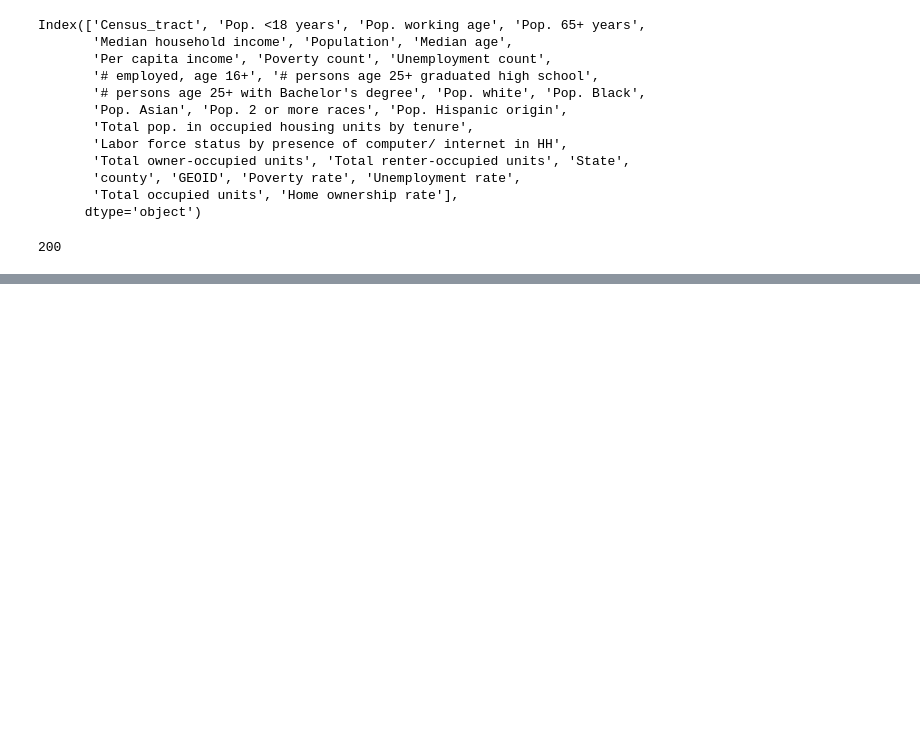
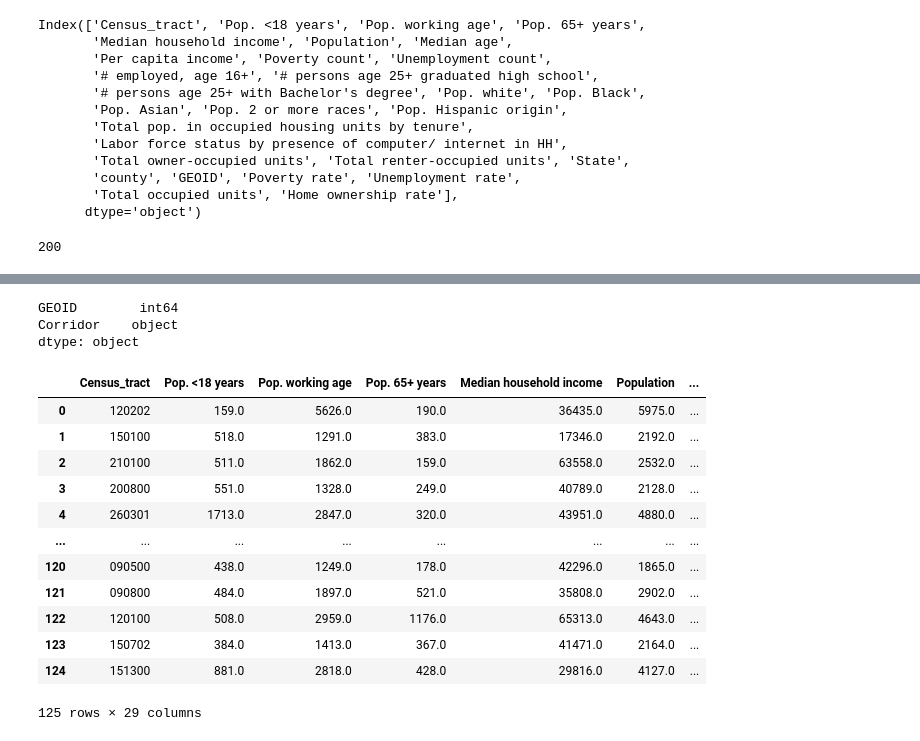
Before and after one commit to Jenkir/Land_Use_Commitee_CC_Analysis, a Jupyter notebook: corridors_census_2016.ipynb, the cells around one changed output, grey strips where cells are left out. Cells and saved outputs as stored; diff of their text form; code cells hidden in the pictures; blank space fills up the shorter version.

```diff
--- a/corridors_census_2016.ipynb
+++ b/corridors_census_2016.ipynb
@@ -389,3 +389,13 @@ census_pd.head()
 | 3 | Census Tract 2303, Baltimore city... | 106806.0 | 1431.0 | 30.5 | 61426.0 | 120.0 | 12.0 | 1172.0 | ... |
 | 4 | Census Tract 2502.07, Baltimore c... | 34081.0 | 2308.0 | 31.1 | 19115.0 | 700.0 | 102.0 | 861.0 | ... |
 5 rows × 22 columns
+# %%
+# GIS Analyst, Patrick, provided a csv (created from ARcGIS) that contains a key to match Baltimore's commercial corridors
+# with specific GEOIDS
+
+#Store filepath in a variable
+corridor_key = "./CSVs/corr_key.csv"
+
+# Read the file with the pandas library
+corr_key_df = pd.read_csv(corridor_key)
+corr_key_df.dtypes
@@ -548,3 +605,7 @@ tract_count = len(census_joined["Census_tract"].unique())
 tract_count
 # %% [output]
 200
+# %%
+# make sure that the GEOID is the same data type in each of the dataframes to be merged, by using .astype
+#(int64 is a 64-bit integer, refers to how much storage needed for this datapoint)
+census_joined["GEOID"] = census_joined["GEOID"].astype('int64')
@@ -550,0 +634,6 @@ tract_count
+# %%
+corr_key_df.dtypes
+# %% [output]
+GEOID        int64
+Corridor    object
+dtype: object
@@ -551,2 +648,23 @@ tract_count
+# %%
+# reset the index numbers for the dataframe (the first column)
+corridors_df = corridors_df.reset_index(drop=True)
+
+# remove the "county" column as it is not needed
+corridors_df = corridors_df.drop(["county"], axis=1)
+corridors_df
+# %% [output]
+|  | Census_tract | Pop. <18 years | Pop. working age | Pop. 65+ years | Median household income | Population | ... |
+| 0 | 120202 | 159.0 | 5626.0 | 190.0 | 36435.0 | 5975.0 | ... |
+| 1 | 150100 | 518.0 | 1291.0 | 383.0 | 17346.0 | 2192.0 | ... |
+| 2 | 210100 | 511.0 | 1862.0 | 159.0 | 63558.0 | 2532.0 | ... |
+| 3 | 200800 | 551.0 | 1328.0 | 249.0 | 40789.0 | 2128.0 | ... |
+| 4 | 260301 | 1713.0 | 2847.0 | 320.0 | 43951.0 | 4880.0 | ... |
+| ... | ... | ... | ... | ... | ... | ... | ... |
+| 120 | 090500 | 438.0 | 1249.0 | 178.0 | 42296.0 | 1865.0 | ... |
+| 121 | 090800 | 484.0 | 1897.0 | 521.0 | 35808.0 | 2902.0 | ... |
+| 122 | 120100 | 508.0 | 2959.0 | 1176.0 | 65313.0 | 4643.0 | ... |
+| 123 | 150702 | 384.0 | 1413.0 | 367.0 | 41471.0 | 2164.0 | ... |
+| 124 | 151300 | 881.0 | 2818.0 | 428.0 | 29816.0 | 4127.0 | ... |
+125 rows × 29 columns
 # %%
 # Change order of columns in DataFrame by using double brackets
```
Also changed, not shown: parts of 13 cells of this notebook, 8 other files.
